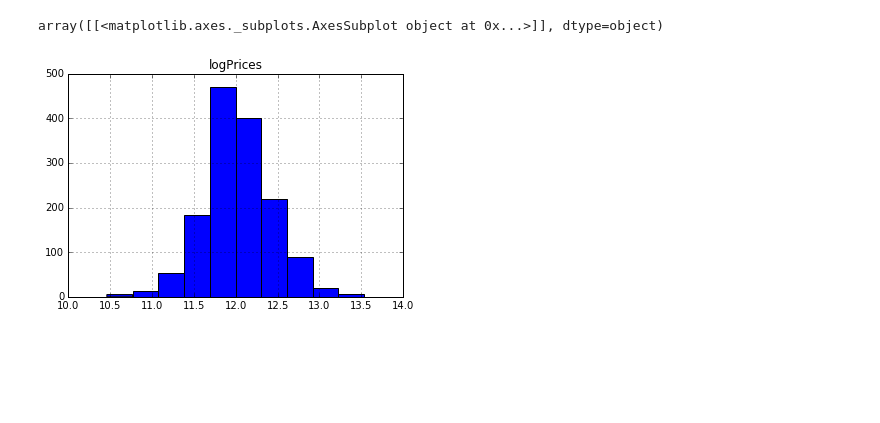
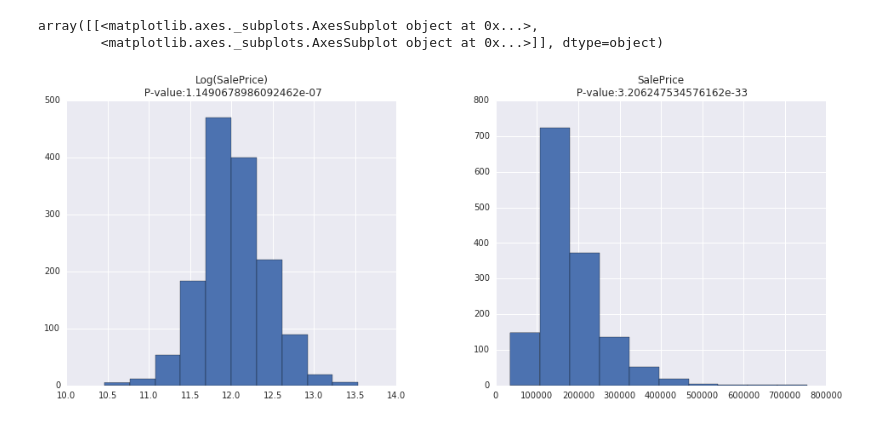
Before and after one commit to rehassachdeva/House-Prices-Advanced-Regression-Techniques---Kaggle-Competition, a Jupyter notebook: house_prices_predictor.ipynb, the cells around one changed output. Cells and saved outputs as stored; diff of their text form; code cells hidden in the pictures; blank space fills up the shorter version.

```diff
--- a/house_prices_predictor.ipynb
+++ b/house_prices_predictor.ipynb
@@ -61,10 +17,17 @@ train['SalePrice'].hist()
-# %%
-# Lets see log transform of SalePrice
-from math import log
-logPrices = [log(x) for x in train['SalePrice']]
-logPrices = pd.DataFrame({"logPrices" : logPrices})
-logPrices.hist()
-# What a nice normal distribution! That means log transform will improve performace of models
-# %% [output]
-array([[<matplotlib.axes._subplots.AxesSubplot object at 0x...>]], dtype=object)
-[figure, removed]
+# %%
+# Check distribution of prices and log(prices)
+plt.rcParams['figure.figsize'] = (16.0, 6.0)
+# Greater the p-value, greater is the normality in the distribution
+pvalue_before = shapiro(train["SalePrice"])[1]
+pvalue_after = shapiro(np.log(train["SalePrice"]))[1]
+graph_data = pd.DataFrame(
+        {
+            ("SalePrice\n P-value:" + str(pvalue_before)) : train["SalePrice"],
+            ("Log(SalePrice)\n P-value:" + str(pvalue_after)) : np.log(train["SalePrice"])
+        }
+    )
+graph_data.hist()
+# %% [output]
+array([[<matplotlib.axes._subplots.AxesSubplot object at 0x...>,
+        <matplotlib.axes._subplots.AxesSubplot object at 0x...>]], dtype=object)
+[figure, added]
```
Also changed, not shown: parts of 71 cells of this notebook.
